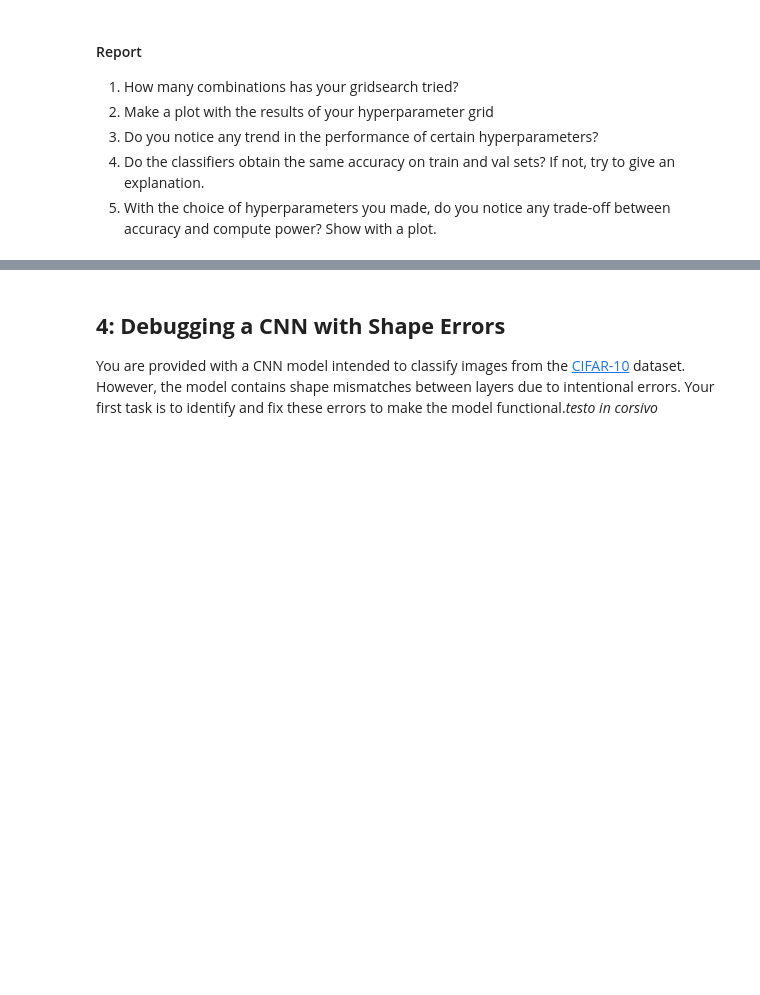
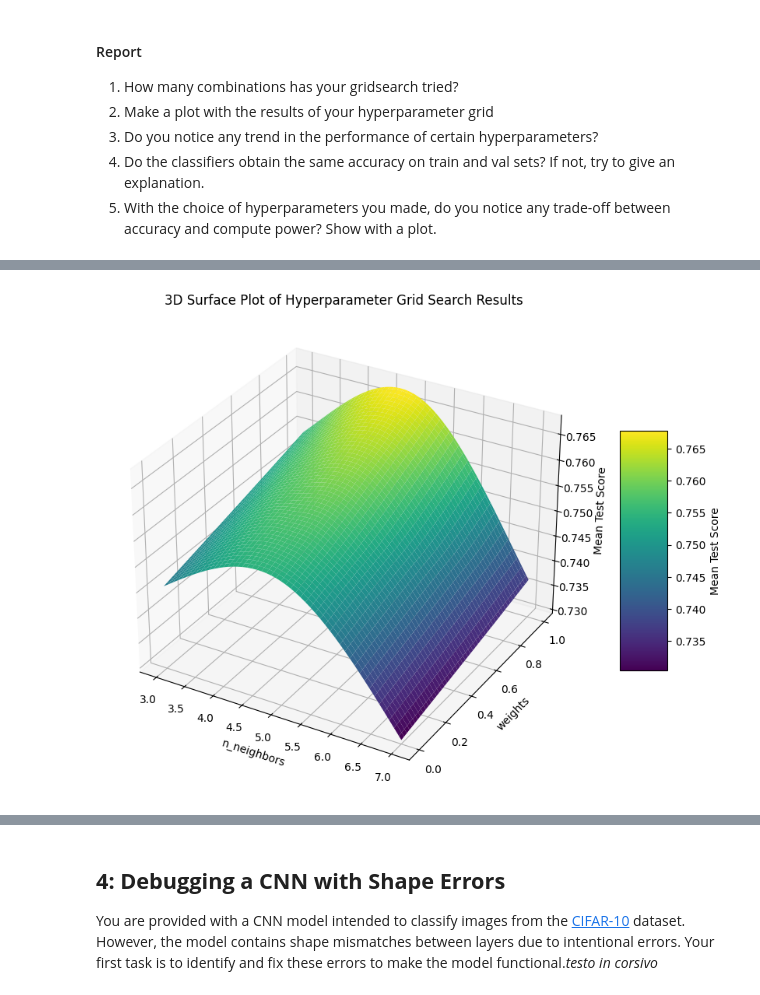
Before and after one commit to muradhuseynov1/clasification_problems, a Jupyter notebook: HW2.ipynb, the cells around one changed output, grey strips where cells are left out. Drawn from its saved outputs; the diff is of its cells as text; code cells hidden in the pictures; blank space fills up the shorter version.

```diff
--- a/HW2.ipynb
+++ b/HW2.ipynb
@@ -1100,3 +1081,44 @@ plt.show()
+# %%
+from sklearn.preprocessing import LabelEncoder
+from scipy.interpolate import griddata
+
+
+# Select relevant columns and rename for clarity
+plot_data = cv_res[['param_classifier__n_neighbors', 'param_classifier__weights', 'param_classifier__algorithm', 'mean_test_score']]
+plot_data.columns = ['n_neighbors', 'weights', 'algorithm', 'mean_test_score']
+
+# Encode categorical variables
+le_weights = LabelEncoder()
+le_algorithm = LabelEncoder()
+
+plot_data.loc[:, 'weights'] = le_weights.fit_transform(plot_data['weights'])
+plot_data.loc[:, 'algorithm'] = le_algorithm.fit_transform(plot_data['algorithm'])
+
+# Create grid data for contour plot
+xi = np.linspace(plot_data['n_neighbors'].min(), plot_data['n_neighbors'].max(), 100)
+yi = np.linspace(plot_data['weights'].min(), plot_data['weights'].max(), 100)
+zi = griddata((plot_data['n_neighbors'], plot_data['weights']), plot_data['mean_test_score'], (xi[None,:], yi[:,None]), method='cubic')
+
+# 3D Surface plot
+fig = plt.figure(figsize=(12, 8))
+ax = fig.add_subplot(111, projection='3d')
+X, Y = np.meshgrid(xi, yi)
+Z = zi
+
+# Plot surface
+surf = ax.plot_surface(X, Y, Z, cmap='viridis', edgecolor='none')
+ax.set_xlabel('n_neighbors')
+ax.set_ylabel('weights')
+ax.set_zlabel('Mean Test Score')
+ax.set_title('3D Surface Plot of Hyperparameter Grid Search Results')
+
+# Add color bar
+cbar = fig.colorbar(surf, ax=ax, shrink=0.5, aspect=5)
+cbar.set_label('Mean Test Score')
+
+plt.show()
+# %% [output]
+[figure, added]
 # %%
 train_accuracy = pipe_cv.score(X_train, y_train)
 val_accuracy = pipe_cv.score(X_val, y_val)
```
Also changed, not shown: parts of 12 cells of this notebook.
